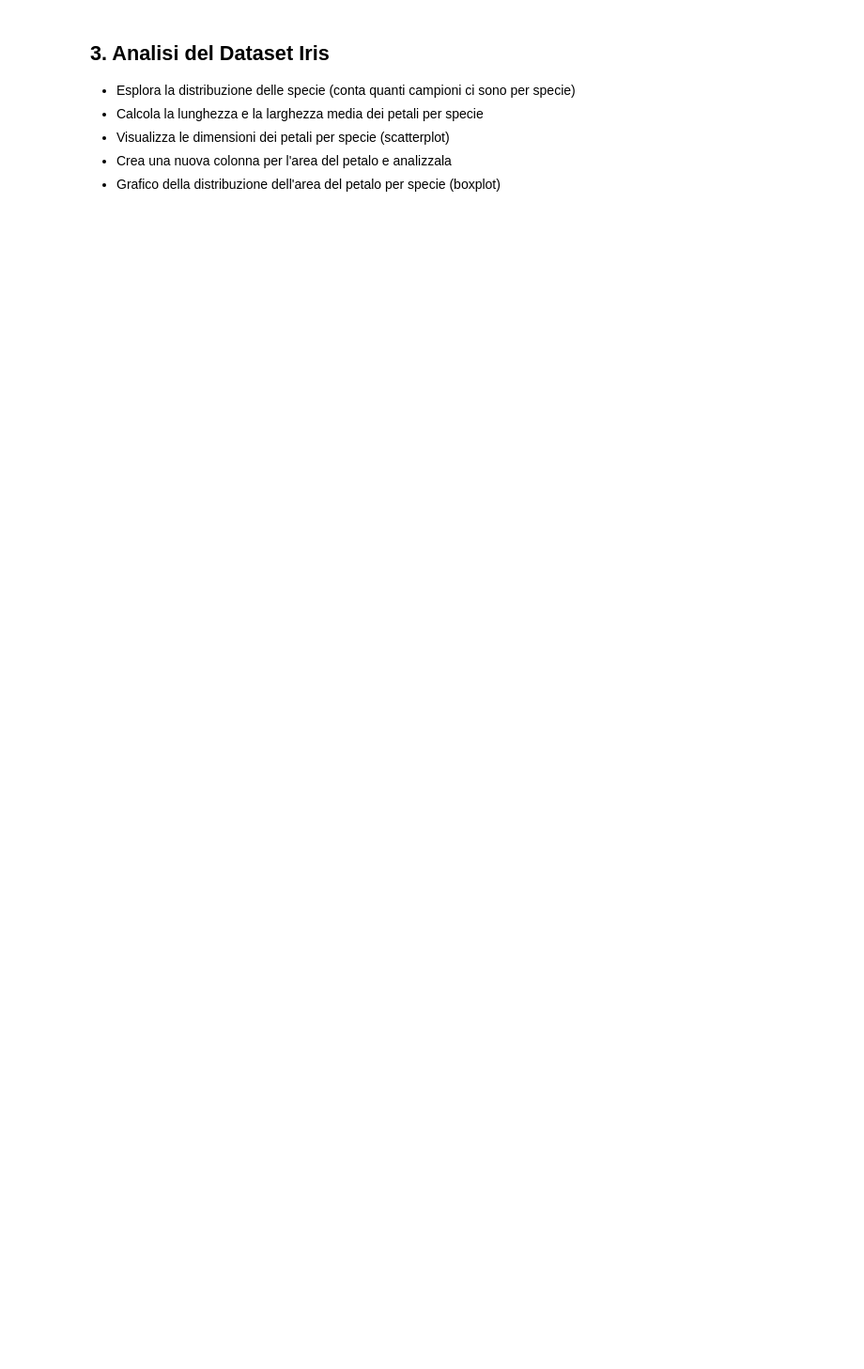
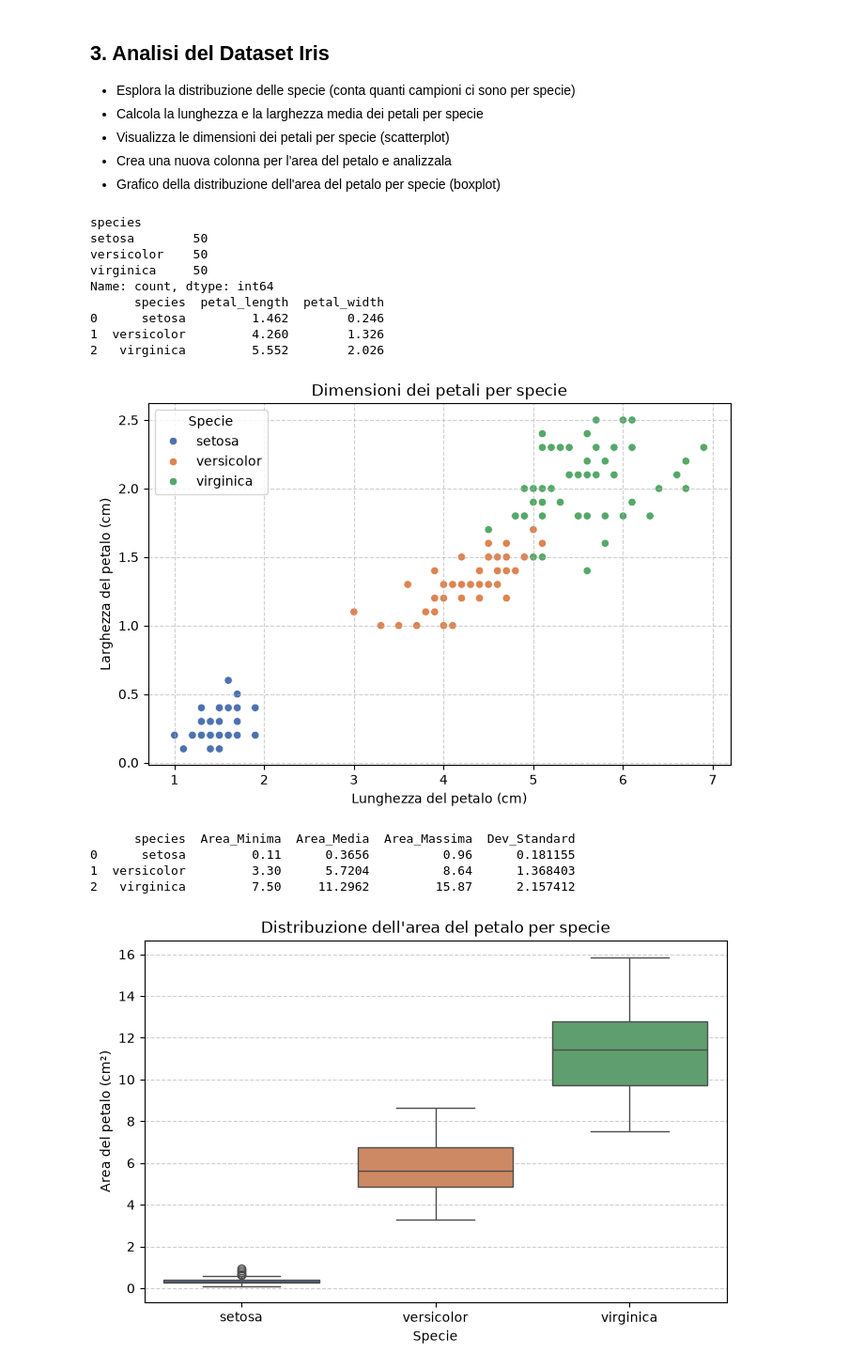
Before and after one commit to paprice3-beep/ProgrammingLab, a Jupyter notebook: 5.4_Esercizi_lez_5.ipynb, the cells around one changed output. Shown at 94% size. Saved outputs shown, nothing was run; the diff lists cells and outputs as text; code cells hidden in the pictures; blank space fills up the shorter version.

```diff
--- a/5.4_Esercizi_lez_5.ipynb
+++ b/5.4_Esercizi_lez_5.ipynb
@@ -115,0 +108,74 @@ df.head()
+# %%
+import pandas as pd
+import matplotlib.pyplot as plt
+import seaborn as sns
+
+url = "https://raw.githubusercontent.com/mwaskom/seaborn-data/master/iris.csv"
+df = pd.read_csv(url)
+df.head()
+
+
+
+
+# Conteggio dei campioni per specie
+print(df["species"].value_counts())
+
+# Calcolo delle medie per specie
+medie_petali = (
+    df.groupby("species")[["petal_length", "petal_width"]].mean().reset_index()
+)
+print(medie_petali)
+
+plt.figure(figsize=(8, 5))
+sns.scatterplot(
+    data=df, x="petal_length", y="petal_width", hue="species", palette="deep"
+)
+
+plt.title("Dimensioni dei petali per specie")
+plt.xlabel("Lunghezza del petalo (cm)")
+plt.ylabel("Larghezza del petalo (cm)")
+plt.legend(title="Specie")
+plt.grid(True, linestyle="--", alpha=0.6)
+plt.show()
+
+# Creazione della colonna area
+df["petal_area"] =df["petal_length"] * df["petal_width"]
+
+# Analisi statistica dell'area per specie
+analisi_area = (
+    df.groupby("species")["petal_area"]
+    .agg(
+        Area_Minima="min",
+        Area_Media="mean",
+        Area_Massima="max",
+        Dev_Standard="std",
+    )
+    .reset_index()
+)
+
+print(analisi_area)
+
+plt.figure(figsize=(8, 5))
+sns.boxplot(data=df, x="species", y="petal_area", hue="species", palette="deep")
+
+plt.title("Distribuzione dell'area del petalo per specie")
+plt.xlabel("Specie")
+plt.ylabel("Area del petalo (cm²)")
+plt.grid(axis="y", linestyle="--", alpha=0.6)
+plt.show()
+# %% [output]
+species
+setosa        50
+versicolor    50
+virginica     50
+Name: count, dtype: int64
+      species  petal_length  petal_width
+0      setosa         1.462        0.246
+1  versicolor         4.260        1.326
+2   virginica         5.552        2.026
+[figure, added]
+      species  Area_Minima  Area_Media  Area_Massima  Dev_Standard
+0      setosa         0.11      0.3656          0.96      0.181155
+1  versicolor         3.30      5.7204          8.64      1.368403
+2   virginica         7.50     11.2962         15.87      2.157412
+[figure, added]
```
Also changed, not shown: parts of 1 cell of this notebook, 3 other files.
